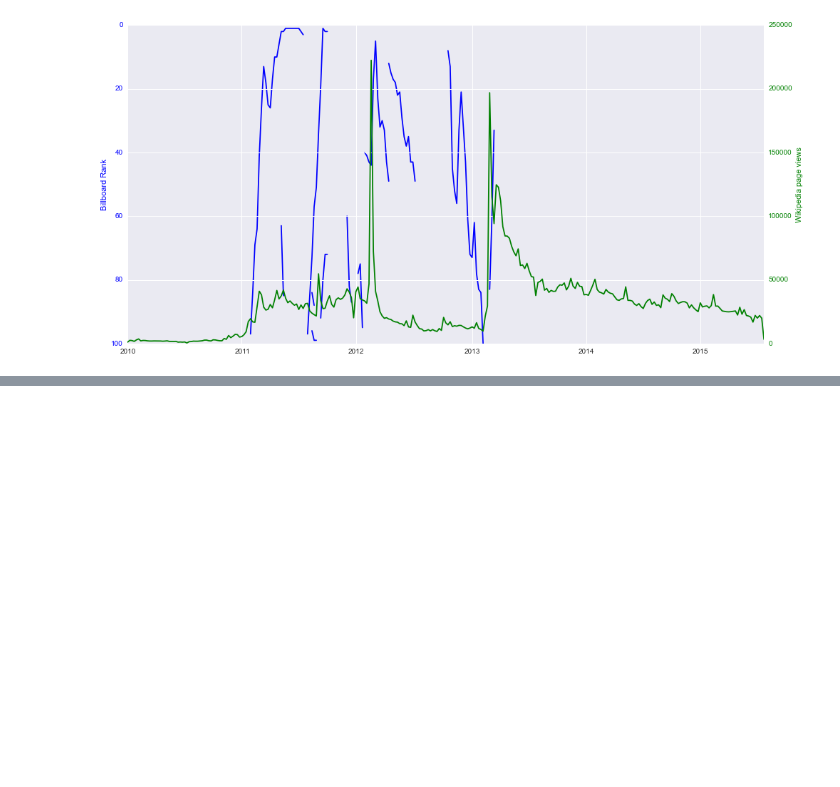
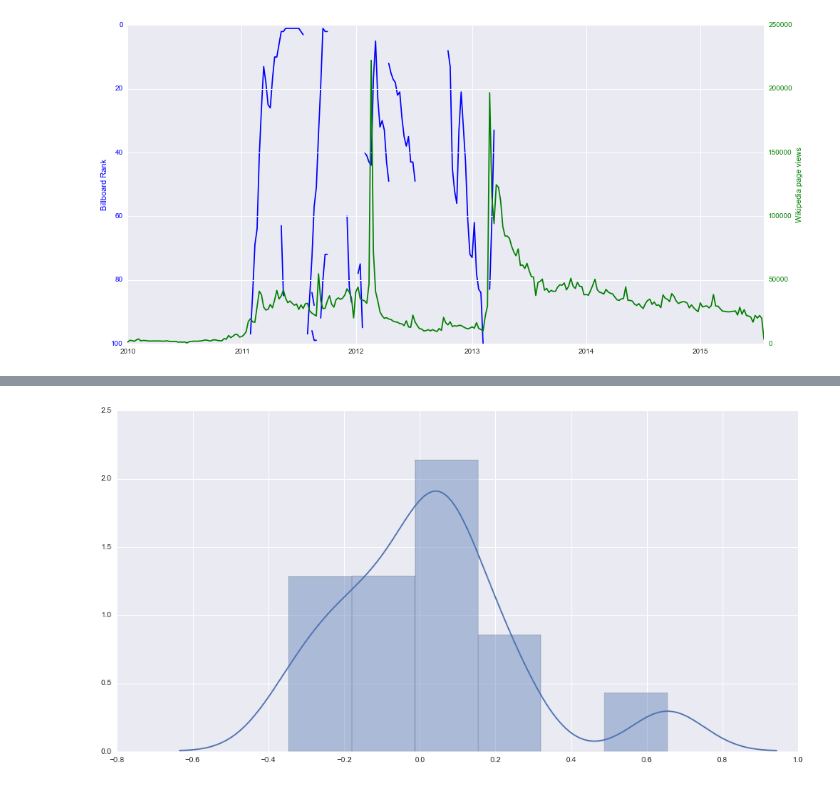
Before and after one commit to trxw/CDIPS_PandoraTeam, a Jupyter notebook: analysis.ipynb, the cells around one changed output, grey strips where cells are left out. Saved outputs shown, nothing was run; the diff lists cells and outputs as text; code cells hidden in the pictures; blank space fills up the shorter version.

```diff
--- a/analysis.ipynb
+++ b/analysis.ipynb
@@ -943,0 +1050,4 @@ plt.ylabel('frequency')
+# %%
+plot_series_correlations('npr','first_billboard')
+# %% [output]
+[figure, added]
```
Also changed, not shown: parts of 32 cells of this notebook, 1 other file.
